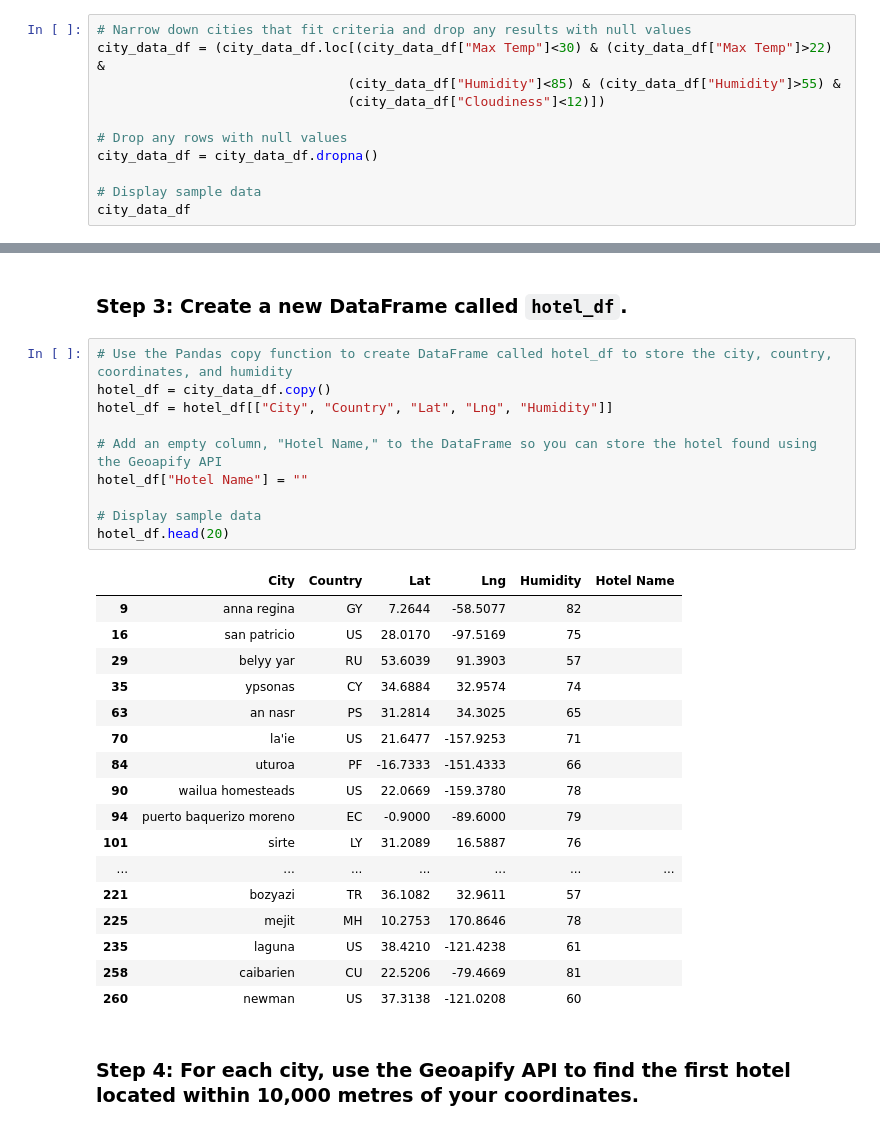
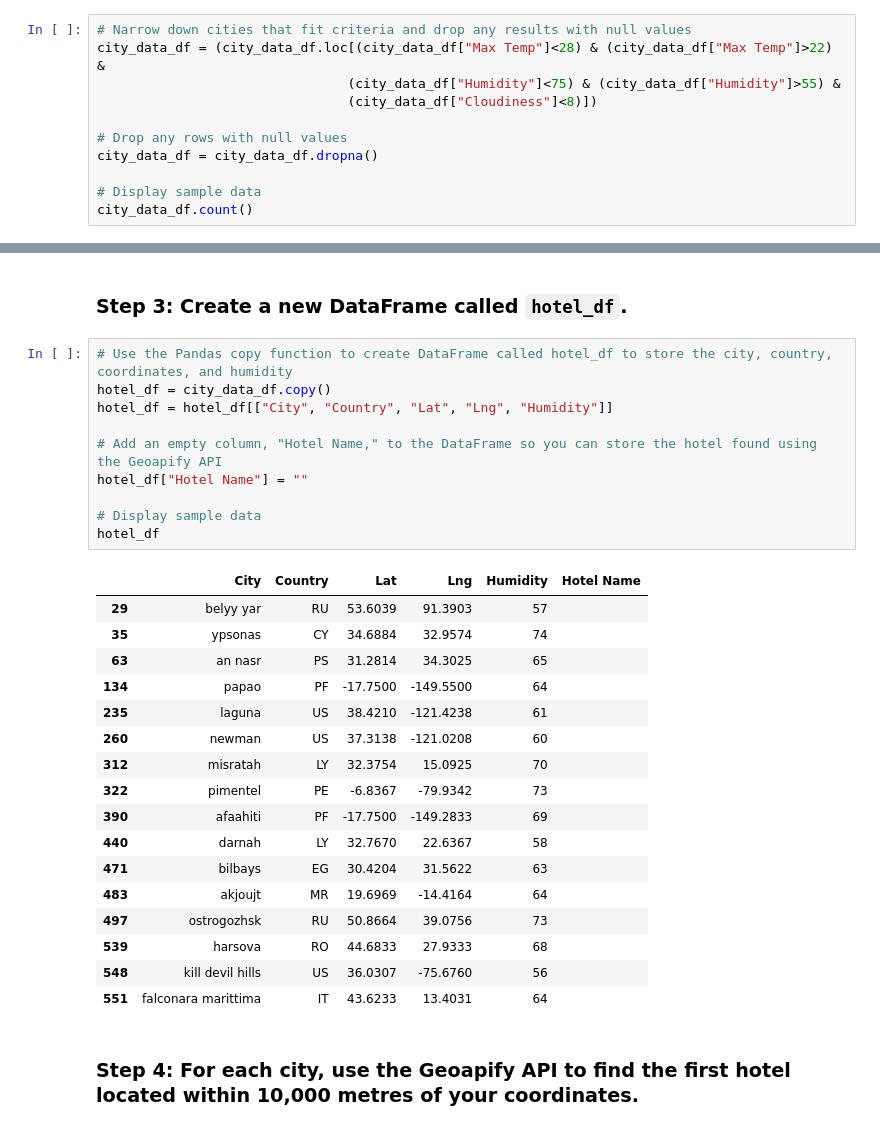
Before and after one commit to andreaira261/python-api-challenge, a Jupyter notebook: VacationPy/VacationPy.ipynb, the cells around one changed output, grey strips where cells are left out. Cells and saved outputs as stored; diff of their text form.

```diff
--- a/VacationPy/VacationPy.ipynb
+++ b/VacationPy/VacationPy.ipynb
@@ -56,13 +56,13 @@ humidity_map
 ### Step 2: Narrow down the `city_data_df` DataFrame to find your ideal weather condition
 # %%
 # Narrow down cities that fit criteria and drop any results with null values
-city_data_df = (city_data_df.loc[(city_data_df["Max Temp"]<30) & (city_data_df["Max Temp"]>22) &
-                                (city_data_df["Humidity"]<85) & (city_data_df["Humidity"]>55) &
-                                (city_data_df["Cloudiness"]<12)])
+city_data_df = (city_data_df.loc[(city_data_df["Max Temp"]<28) & (city_data_df["Max Temp"]>22) &
+                                (city_data_df["Humidity"]<75) & (city_data_df["Humidity"]>55) &
+                                (city_data_df["Cloudiness"]<8)])
 
 # Drop any rows with null values
 city_data_df = city_data_df.dropna()
 
 # Display sample data
-city_data_df
+city_data_df.count()
 # %% [output]
@@ -88,31 +82,31 @@ city_data_df
 # %%
 # Use the Pandas copy function to create DataFrame called hotel_df to store the city, country, coordinates, and humidity
 hotel_df = city_data_df.copy()
 hotel_df = hotel_df[["City", "Country", "Lat", "Lng", "Humidity"]]
 
 # Add an empty column, "Hotel Name," to the DataFrame so you can store the hotel found using the Geoapify API
 hotel_df["Hotel Name"] = ""
 
 # Display sample data
-hotel_df.head(20)
+hotel_df
 # %% [output]
 |  | City | Country | Lat | Lng | Humidity | Hotel Name |
-| 9 | anna regina | GY | 7.2644 | -58.5077 | 82 |  |
-| 16 | san patricio | US | 28.0170 | -97.5169 | 75 |  |
 | 29 | belyy yar | RU | 53.6039 | 91.3903 | 57 |  |
 | 35 | ypsonas | CY | 34.6884 | 32.9574 | 74 |  |
 | 63 | an nasr | PS | 31.2814 | 34.3025 | 65 |  |
-| 70 | la'ie | US | 21.6477 | -157.9253 | 71 |  |
-| 84 | uturoa | PF | -16.7333 | -151.4333 | 66 |  |
-| 90 | wailua homesteads | US | 22.0669 | -159.3780 | 78 |  |
-| 94 | puerto baquerizo moreno | EC | -0.9000 | -89.6000 | 79 |  |
-| 101 | sirte | LY | 31.2089 | 16.5887 | 76 |  |
-| ... | ... | ... | ... | ... | ... | ... |
-| 221 | bozyazi | TR | 36.1082 | 32.9611 | 57 |  |
-| 225 | mejit | MH | 10.2753 | 170.8646 | 78 |  |
+| 134 | papao | PF | -17.7500 | -149.5500 | 64 |  |
 | 235 | laguna | US | 38.4210 | -121.4238 | 61 |  |
-| 258 | caibarien | CU | 22.5206 | -79.4669 | 81 |  |
 | 260 | newman | US | 37.3138 | -121.0208 | 60 |  |
+| 312 | misratah | LY | 32.3754 | 15.0925 | 70 |  |
+| 322 | pimentel | PE | -6.8367 | -79.9342 | 73 |  |
+| 390 | afaahiti | PF | -17.7500 | -149.2833 | 69 |  |
+| 440 | darnah | LY | 32.7670 | 22.6367 | 58 |  |
+| 471 | bilbays | EG | 30.4204 | 31.5622 | 63 |  |
+| 483 | akjoujt | MR | 19.6969 | -14.4164 | 64 |  |
+| 497 | ostrogozhsk | RU | 50.8664 | 39.0756 | 73 |  |
+| 539 | harsova | RO | 44.6833 | 27.9333 | 68 |  |
+| 548 | kill devil hills | US | 36.0307 | -75.6760 | 56 |  |
+| 551 | falconara marittima | IT | 43.6233 | 13.4031 | 64 |  |
 # %% [markdown]
 ### Step 4: For each city, use the Geoapify API to find the first hotel located within 10,000 metres of your coordinates.
 # %%
```
Also changed, not shown: parts of 2 cells of this notebook.
